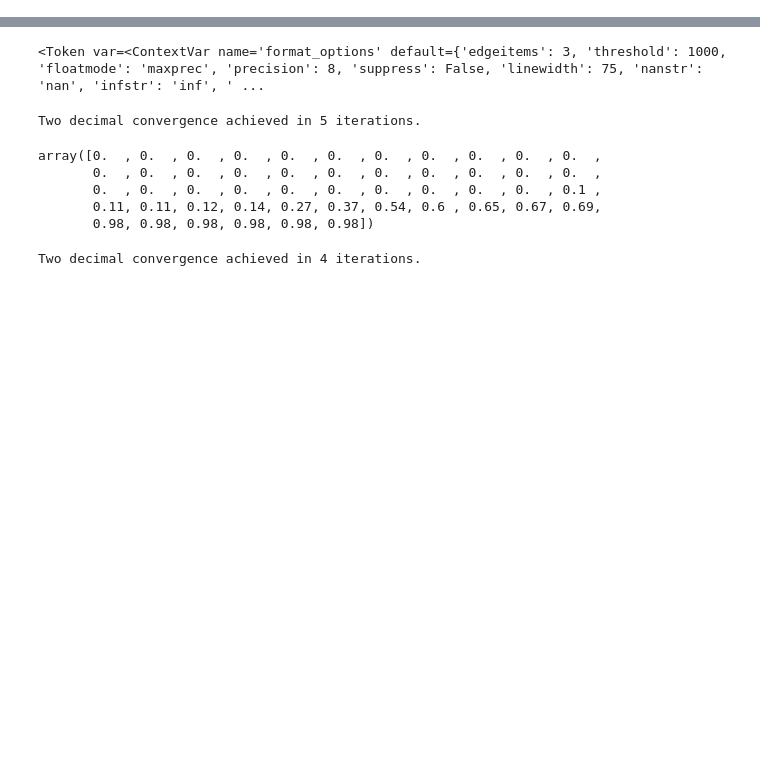
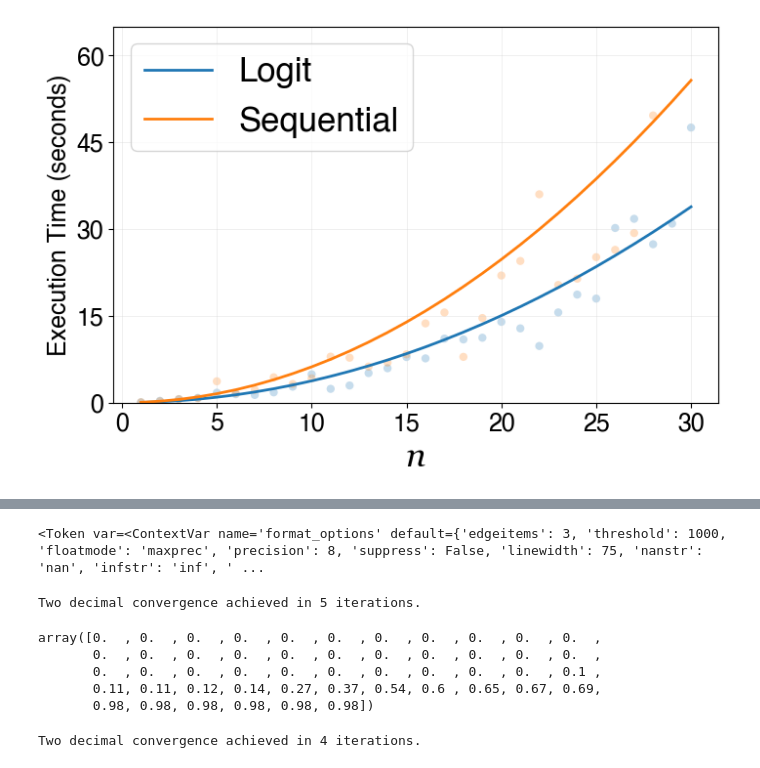
Before and after one commit to LeonTagle/Thesis-Models, a Jupyter notebook: Models.ipynb, the cells around one changed output, grey strips where cells are left out. Saved outputs shown, nothing was run; the diff lists cells and outputs as text; code cells hidden in the pictures; blank space fills up the shorter version.

```diff
--- a/Models.ipynb
+++ b/Models.ipynb
@@ -583,0 +677,6 @@ SchnellSearch(ki,gammai,kj,Vj,t,beta).S().shape
+# %%
+Logit_eq_lambda = lambda J: SearchEq(I, F, G, t, λ, R, P, H.rvs(size=J), LogitSearch).Eq_k(np.linspace(0,1,J),2)
+Logit_eq = timing(30, Logit_eq_lambda, H)
+# %%
+Schnell_eq_lambda = lambda J: SearchEq(I, F, G, t, λ, R, P, H.rvs(size=J), SchnellSearch).Eq_k(np.linspace(0,1,J),2)
+Schnell_eq = timing(30, Schnell_eq_lambda, H)
@@ -583,0 +686,25 @@ SchnellSearch(ki,gammai,kj,Vj,t,beta).S().shape
+# %%
+x, logit_eq = Logit_eq[:, 0], Logit_eq[:, 1]
+schnell_eq = Schnell_eq[:, 1]
+
+
+plt.figure(figsize=(8, 5))
+
+plt.scatter(x, logit_eq, color='tab:blue', alpha=0.25, edgecolor='none')
+plt.scatter(x, schnell_eq, color='tab:orange', alpha=0.25, edgecolor='none')
+
+graph_time(2, x, logit_eq, color='tab:blue', linewidth=2, label="Logit")
+graph_time(2, x, schnell_eq, color='tab:orange', linewidth=2, label="Sequential")
+
+plt.ylim(0, 65)
+plt.yticks(np.arange(0, 65, 15))
+plt.xlabel("n", fontsize=25, fontdict={'family': 'georgia', 'style': 'italic'})
+plt.ylabel("Execution Time (seconds)")
+plt.title("")
+plt.legend(fontsize=25)
+plt.grid(color='lightgrey', linestyle='solid', linewidth=0.5, alpha=0.5)
+
+plt.savefig(computation_folder + 'squared.pdf', format='pdf', bbox_inches='tight')
+plt.show()
+# %% [output]
+[figure, added]
```
Also changed, not shown: parts of 42 cells of this notebook.
